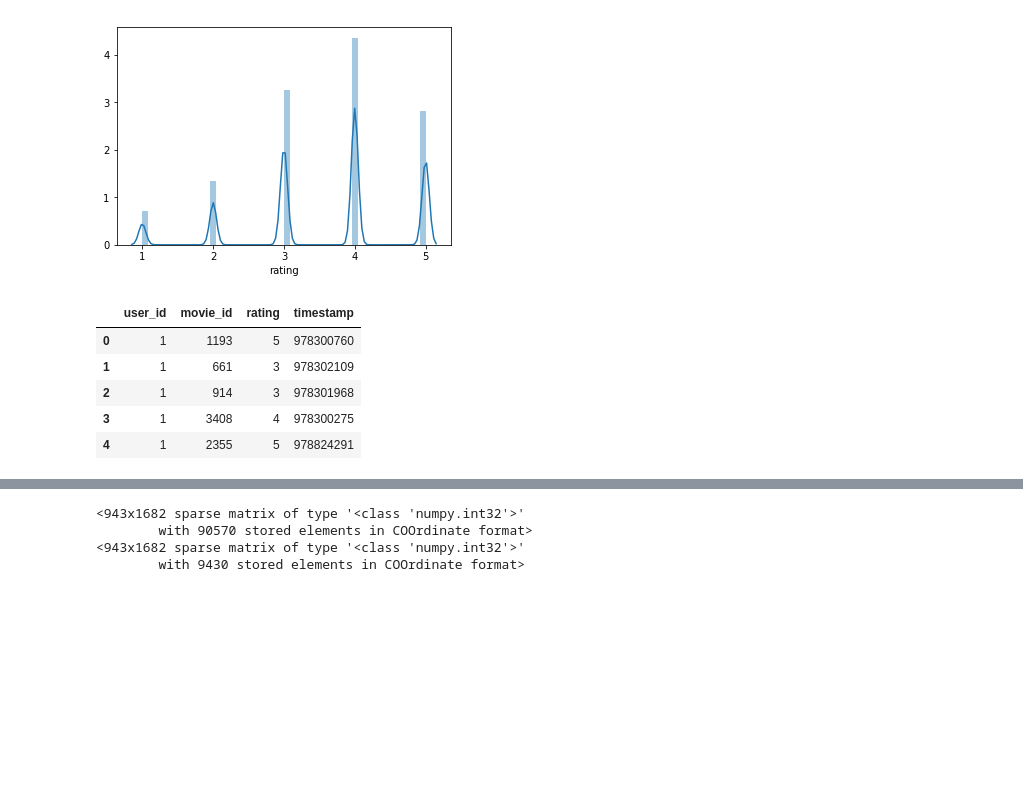
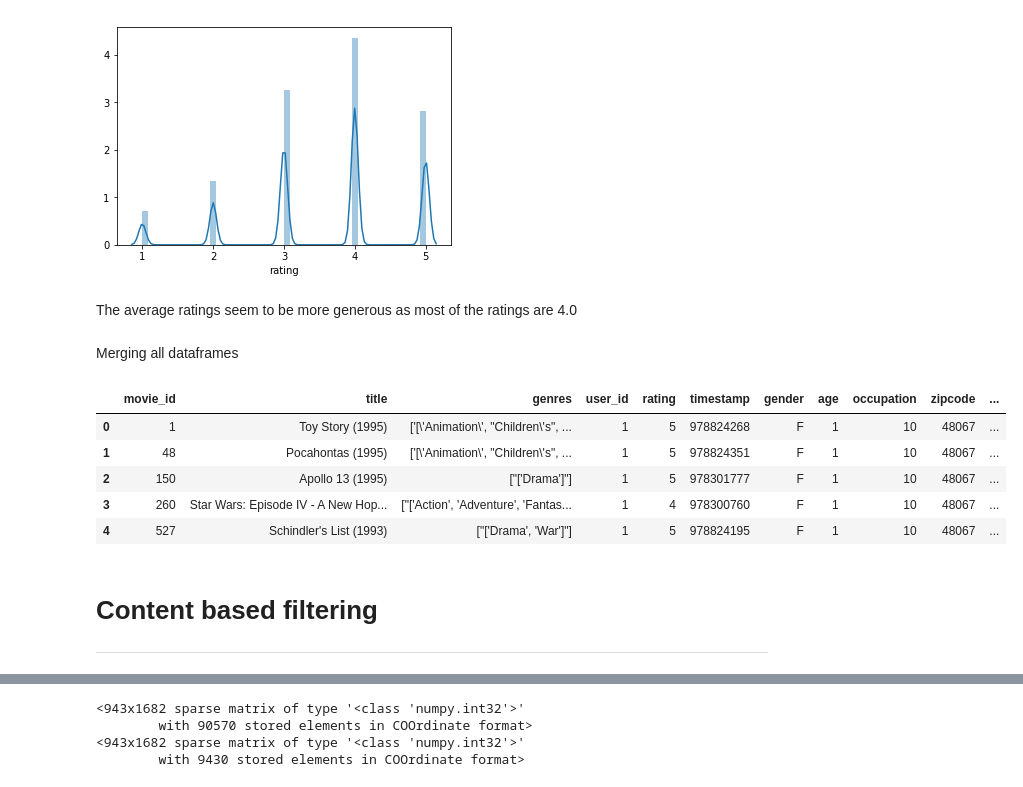
Before and after one commit to goelsarthak/Movies_Recommender_System, a Jupyter notebook: Final Project.ipynb, the cells around one changed output, grey strips where cells are left out. Saved outputs shown, nothing was run; the diff lists cells and outputs as text; code cells hidden in the pictures; blank space fills up the shorter version.

```diff
--- a/Final Project.ipynb
+++ b/Final Project.ipynb
@@ -24,3 +25,0 @@ movies = pd.read_csv('Dataset/movies.csv', sep='\t', encoding='latin-1', usecols
-# %%
-df_movies = movies
-df_ratings = ratings
@@ -61,3 +131,7 @@ df_ratings.head(10)
+# %%
+array=[]
+array= df_movies['genres'].str.split('|')
+df_movies['genres'] =array
 # %%
 df_movies.isnull().values.any()
 # %% [output]
@@ -86,14 +144,21 @@ KeyError: '(no genres listed)'
 sns.distplot(df_ratings["rating"]);
 # %% [output]
 [figure]
-# %%
-df_ratings["No.RatingsPerUser"] = df_ratings.groupby('user_id')['user_id'].transform('count')
+# %% [markdown]
+The average ratings seem to be more generous as most of the ratings are 4.0
+# %% [markdown]
+Merging all dataframes
+# %%
+dataset = pd.merge(pd.merge(df_movies, df_ratings),df_users)
 # %%
-df_ratings.head()
+dataset.head()
 # %% [output]
-|  | user_id | movie_id | rating | timestamp |
-| 0 | 1 | 1193 | 5 | 978300760 |
-| 1 | 1 | 661 | 3 | 978302109 |
-| 2 | 1 | 914 | 3 | 978301968 |
-| 3 | 1 | 3408 | 4 | 978300275 |
-| 4 | 1 | 2355 | 5 | 978824291 |
+|  | movie_id | title | genres | user_id | rating | timestamp | gender | age | occupation | zipcode | ... |
+| 0 | 1 | Toy Story (1995) | ['[\'Animation\', "Children\'s", ... | 1 | 5 | 978824268 | F | 1 | 10 | 48067 | ... |
+| 1 | 48 | Pocahontas (1995) | ['[\'Animation\', "Children\'s", ... | 1 | 5 | 978824351 | F | 1 | 10 | 48067 | ... |
+| 2 | 150 | Apollo 13 (1995) | ["['Drama']"] | 1 | 5 | 978301777 | F | 1 | 10 | 48067 | ... |
+| 3 | 260 | Star Wars: Episode IV - A New Hop... | ["['Action', 'Adventure', 'Fantas... | 1 | 4 | 978300760 | F | 1 | 10 | 48067 | ... |
+| 4 | 527 | Schindler's List (1993) | ["['Drama', 'War']"] | 1 | 5 | 978824195 | F | 1 | 10 | 48067 | ... |
+# %% [markdown]
+# Content based filtering
+<hr>
```
Also changed, not shown: parts of 126 cells of this notebook.
